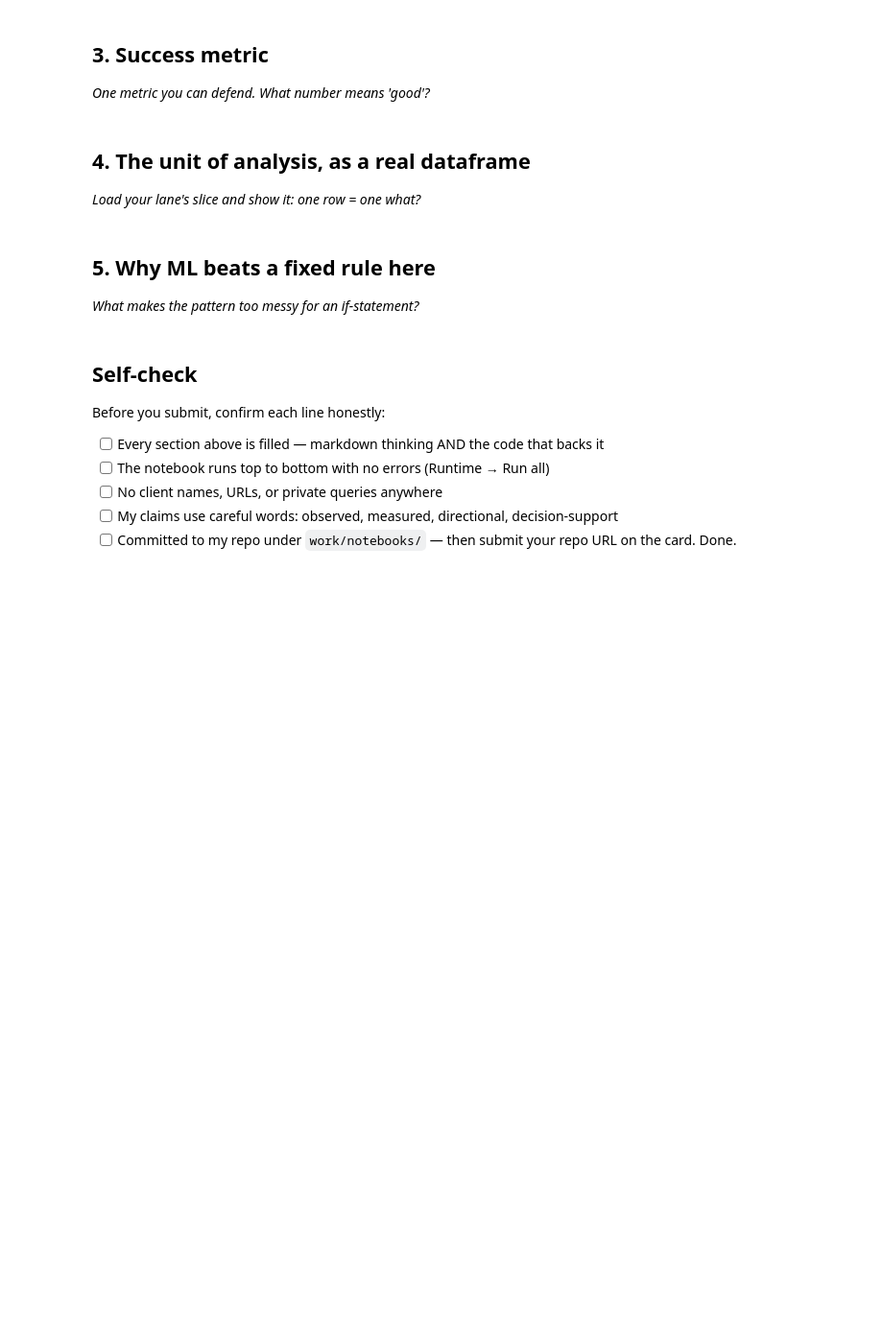
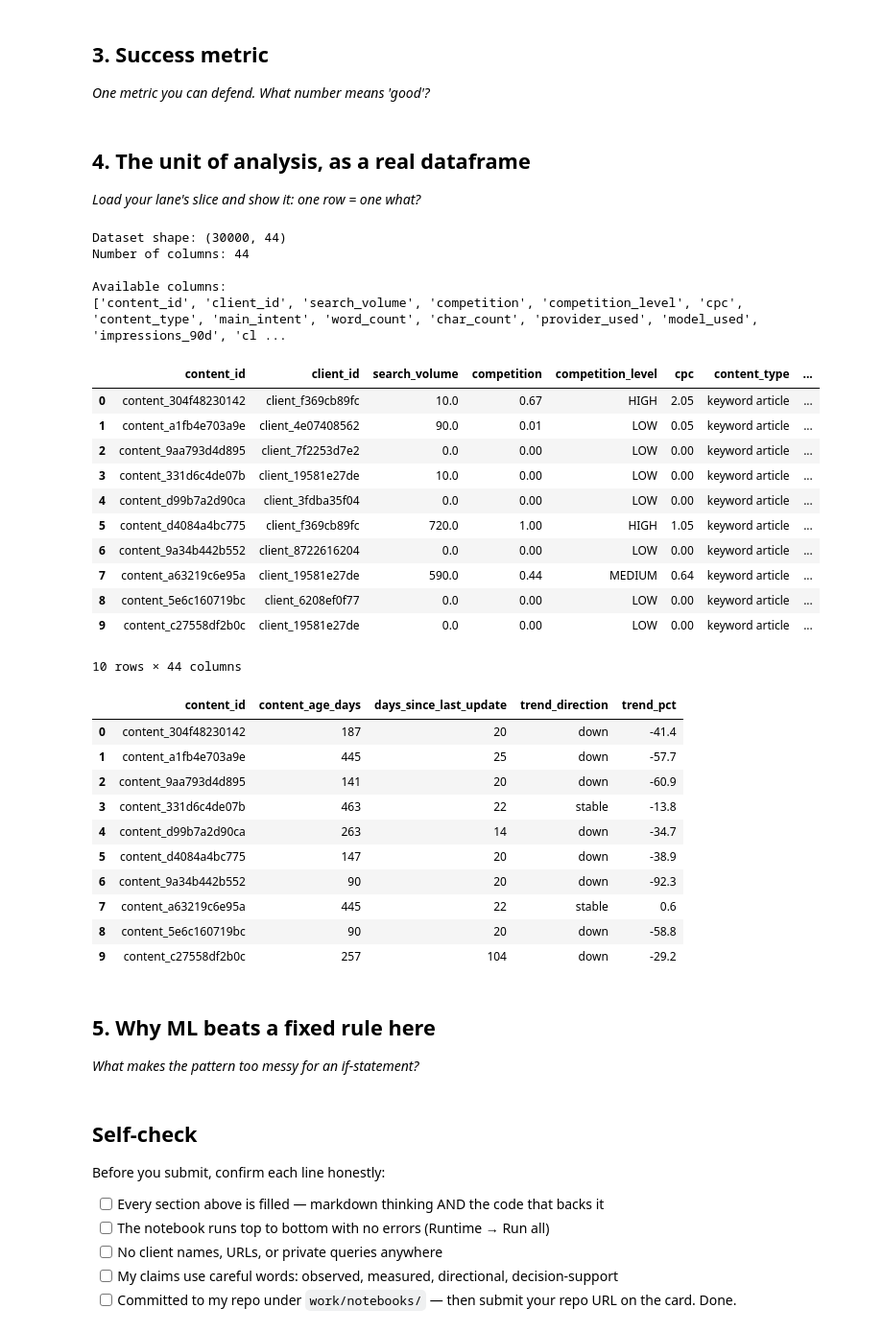
Before and after one commit to vishnu-varthan1/flyrank-ml-internship, a Jupyter notebook: work/notebooks/w02_ml_task_framing.ipynb, the cells around one changed output. Shown at 96% size. Cells and saved outputs as stored; diff of their text form; code cells hidden in the pictures; blank space fills up the shorter version.

```diff
--- a/work/notebooks/w02_ml_task_framing.ipynb
+++ b/work/notebooks/w02_ml_task_framing.ipynb
@@ -36,0 +49,70 @@ This skeleton is yours to fill. Work the sections **in order** — each one has
+# %%
+# This cell is for CODE (numbers, a query, a check).
+# Write your text answer in the cell ABOVE this one — typing sentences here breaks Run All.
+
+import pandas as pd
+
+url = (
+    "https://raw.githubusercontent.com/"
+    "vishnu-varthan1/flyrank-ml-internship/main/"
+    "data/raw/content_refresh_anonymized.csv"
+)
+
+df = pd.read_csv(url)
+
+print("Dataset shape:", df.shape)
+print("Number of columns:", len(df.columns))
+
+# Inspect the available fields before defining a target
+print("\nAvailable columns:")
+print(df.columns.tolist())
+
+# Display actual records
+display(df.head(10))
+
+# Inspect columns relevant to content prioritization
+candidate_columns = [
+    "content_id",
+    "content_age_days",
+    "days_since_last_update",
+    "impressions",
+    "clicks",
+    "sessions",
+    "trend_direction",
+    "trend_pct",
+]
+
+available_columns = [
+    col for col in candidate_columns if col in df.columns
+]
+
+display(df[available_columns].head(10))
+# %% [output]
+Dataset shape: (30000, 44)
+Number of columns: 44
+
+Available columns:
+['content_id', 'client_id', 'search_volume', 'competition', 'competition_level', 'cpc', 'content_type', 'main_intent', 'word_count', 'char_count', 'provider_used', 'model_used', 'impressions_90d', 'cl ...
+|  | content_id | client_id | search_volume | competition | competition_level | cpc | content_type | ... |
+| 0 | content_304f48230142 | client_f369cb89fc | 10.0 | 0.67 | HIGH | 2.05 | keyword article | ... |
+| 1 | content_a1fb4e703a9e | client_4e07408562 | 90.0 | 0.01 | LOW | 0.05 | keyword article | ... |
+| 2 | content_9aa793d4d895 | client_7f2253d7e2 | 0.0 | 0.00 | LOW | 0.00 | keyword article | ... |
+| 3 | content_331d6c4de07b | client_19581e27de | 10.0 | 0.00 | LOW | 0.00 | keyword article | ... |
+| 4 | content_d99b7a2d90ca | client_3fdba35f04 | 0.0 | 0.00 | LOW | 0.00 | keyword article | ... |
+| 5 | content_d4084a4bc775 | client_f369cb89fc | 720.0 | 1.00 | HIGH | 1.05 | keyword article | ... |
+| 6 | content_9a34b442b552 | client_8722616204 | 0.0 | 0.00 | LOW | 0.00 | keyword article | ... |
+| 7 | content_a63219c6e95a | client_19581e27de | 590.0 | 0.44 | MEDIUM | 0.64 | keyword article | ... |
+| 8 | content_5e6c160719bc | client_6208ef0f77 | 0.0 | 0.00 | LOW | 0.00 | keyword article | ... |
+| 9 | content_c27558df2b0c | client_19581e27de | 0.0 | 0.00 | LOW | 0.00 | keyword article | ... |
+10 rows × 44 columns
+|  | content_id | content_age_days | days_since_last_update | trend_direction | trend_pct |
+| 0 | content_304f48230142 | 187 | 20 | down | -41.4 |
+| 1 | content_a1fb4e703a9e | 445 | 25 | down | -57.7 |
+| 2 | content_9aa793d4d895 | 141 | 20 | down | -60.9 |
+| 3 | content_331d6c4de07b | 463 | 22 | stable | -13.8 |
+| 4 | content_d99b7a2d90ca | 263 | 14 | down | -34.7 |
+| 5 | content_d4084a4bc775 | 147 | 20 | down | -38.9 |
+| 6 | content_9a34b442b552 | 90 | 20 | down | -92.3 |
+| 7 | content_a63219c6e95a | 445 | 22 | stable | 0.6 |
+| 8 | content_5e6c160719bc | 90 | 20 | down | -58.8 |
+| 9 | content_c27558df2b0c | 257 | 104 | down | -29.2 |
```
Also changed, not shown: parts of 10 cells of this notebook.
